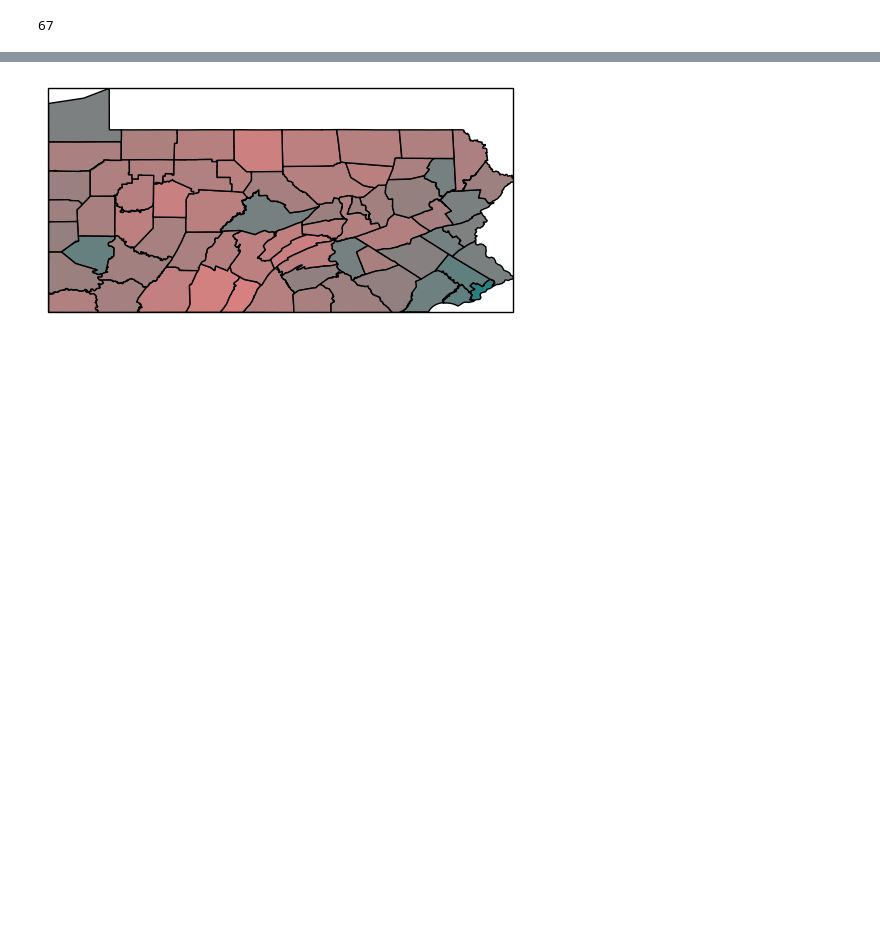
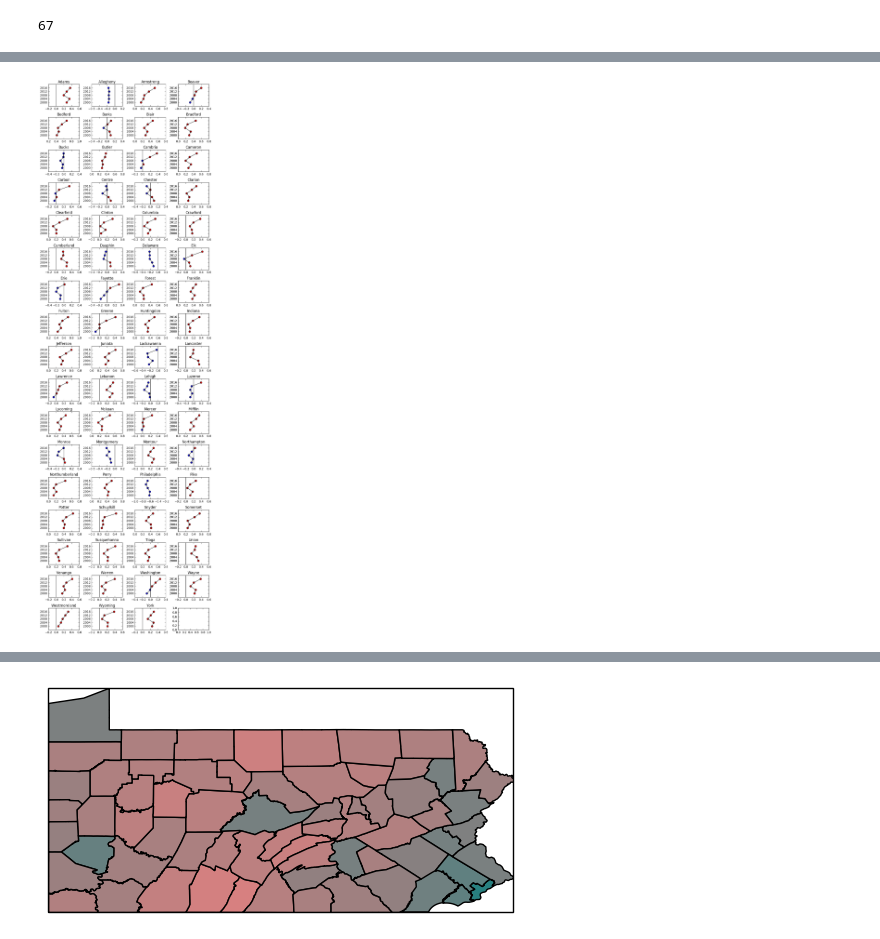
Before and after one commit to oderby/elections_2016, a Jupyter notebook: plot_pa.ipynb, the cells around one changed output, grey strips where cells are left out. Cells and saved outputs as stored; diff of their text form; code cells hidden in the pictures; blank space fills up the shorter version.

```diff
--- a/plot_pa.ipynb
+++ b/plot_pa.ipynb
@@ -82,11 +90,15 @@ def plot_pa_data(colors, cmap=None, norm=None, hatch=None):
 # %%
 STATE = "PA"
+STATE_CODES = {
+    "PA": '42'
+}
+
 
 sf = shapefile.Reader("PA/tl_2011_us_county/tl_2011_us_county")
 COUNTY_SHAPES = {}
 iter = sf.iterShapeRecords()
 for i in iter:
-    if i.record[0] == '42':
+    if i.record[0] == STATE_CODES[STATE]:
         s = geom.shape(i.shape)
         COUNTY_SHAPES[i.record[4].capitalize()]=s
 #         print(i.record[4].capitalize(),s.area)
@@ -200,0 +348,60 @@ counties = x0v.keys()
+# %%
+# plot results by year as a trace for each county
+
+def trace(points, ax=None):
+    if ax is None:
+        ax=plt.gca()
+    x = [p[0] for p in points]
+    y = [p[1] for p in points]
+    ax.plot(x,y,'k')
+    colors = [[1,1,1]] + [[0,1,0]]*(len(x)-2) + [[0,0,0]]
+    ax.scatter(x,y,c=colors)
+
+colormap = cm.get_cmap("bwr")
+colormap.set_bad('orange')
+colormap.set_over('g')
+colormap.set_under('k')
+norm = clrs.Normalize(vmin=-1, vmax=1)
+sm = cm.ScalarMappable(norm=norm, cmap=colormap)
+
+def trail(points, ax=None):
+    if ax is None:
+        ax=plt.gca()
+    x = [p[0] for p in points]
+    y = range(len(x))
+    ax.plot(x,y,'k')
+    ax.scatter(x,y, c=[[1,0,0] if v>0 else [0,0,1] for v in x], s=40)
+
+def get_xlim(xlim):
+    start, end = xlim
+    mid = start +(end-start)/2
+    new_mid = round(mid/0.2)*0.2
+    new_start = new_mid-0.4
+    new_end = new_mid+0.4
+    return [new_start, new_end]
+
+ncols = 4
+nrows = math.ceil(len(results.keys())/ncols)
+fig, axes = plt.subplots(nrows, ncols, figsize=(2.5*ncols, nrows*2))
+fig.subplots_adjust(hspace=0.5, wspace=0.4)
+size = []
+for i, county in enumerate(sorted(results.keys())):
+    res = results[county]
+    ax = axes.flat[i]
+    trail(res['value'], ax)
+
+    ax.set_title(county)
+#     ax.set_ylim([0, 0.1])
+
+    ax.set_ylim([-1, 5])
+    ax.yaxis.set_ticks([0,1,2,3,4])
+    ax.yaxis.set_ticklabels(list(range(2000,2017,4)))
+
+    start,end = get_xlim(ax.get_xlim())
+    ax.xaxis.set_ticks(np.linspace(start, end, 5))
+    ax.plot([0,0],[-2,6],'k')
+    ax.set_xlim([start,end])
+
+plt.show()
+# %% [output]
+[figure, added]
```
Also changed, not shown: parts of 32 cells of this notebook.
